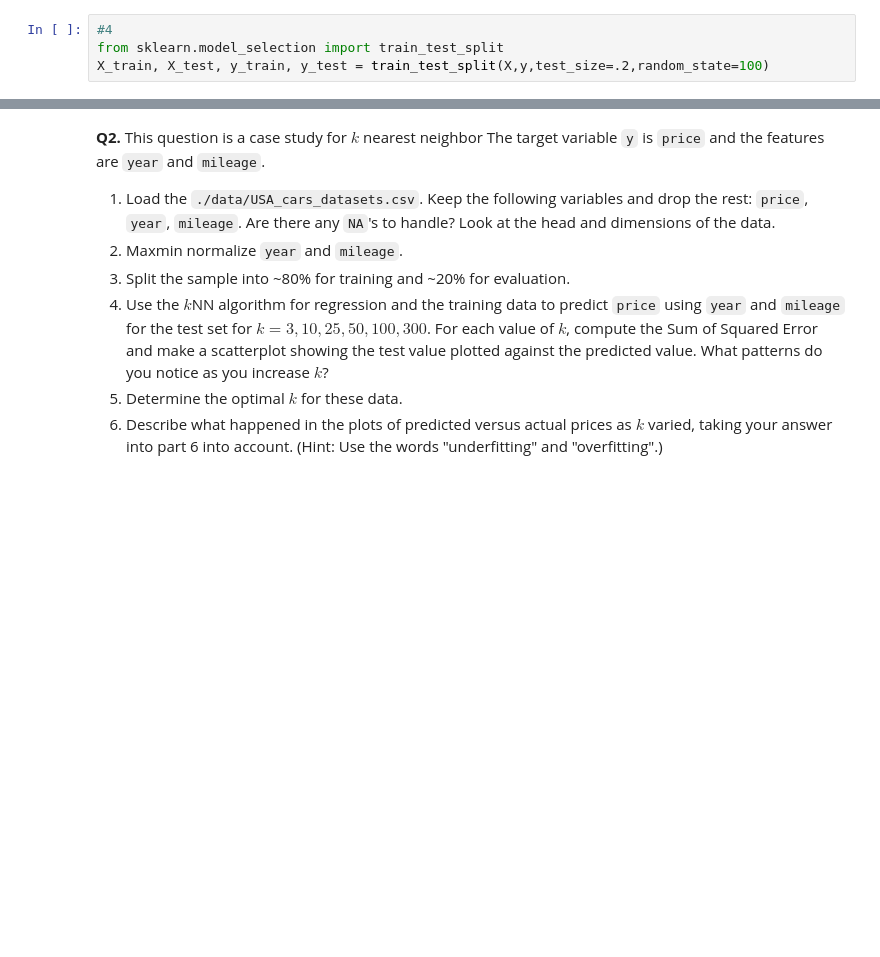
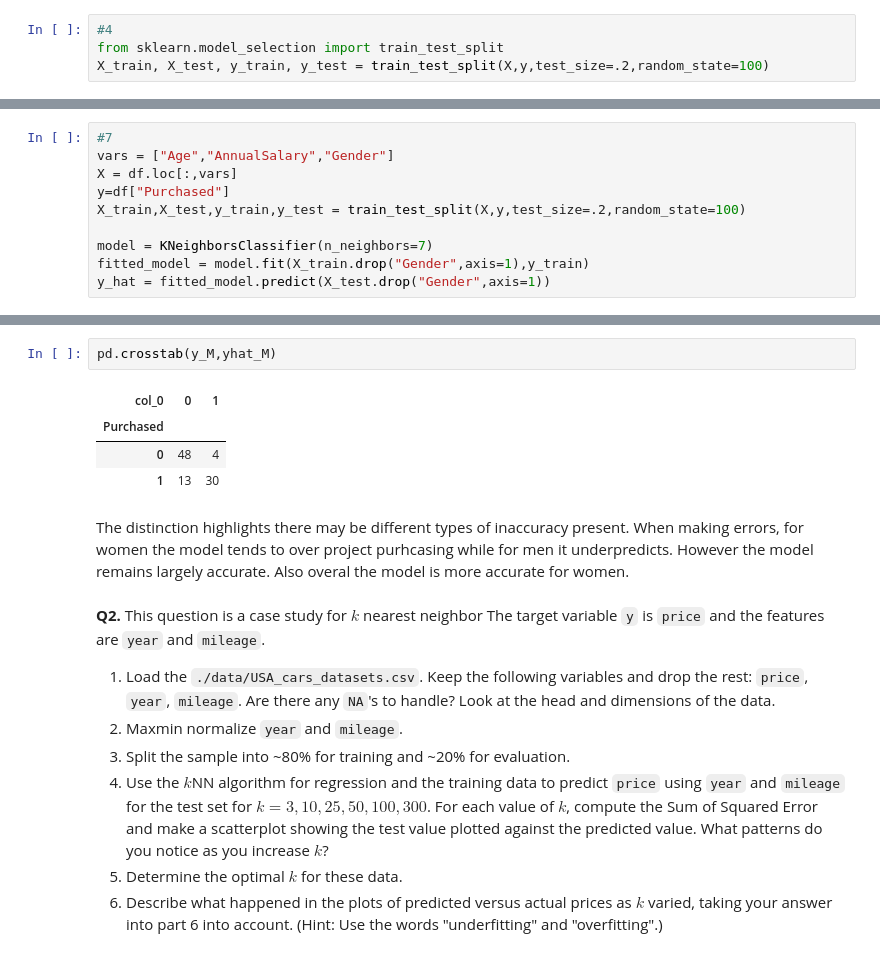
Before and after one commit to mbz8dg/assignment3, a Jupyter notebook: assignment_knn_and_kmc.ipynb, the cells around one changed output, grey strips where cells are left out. Drawn from its saved outputs; the diff is of its cells as text; blank space fills up the shorter version.

```diff
--- a/assignment_knn_and_kmc.ipynb
+++ b/assignment_knn_and_kmc.ipynb
@@ -82,0 +128,10 @@ X_train, X_test, y_train, y_test = train_test_split(X,y,test_size=.2,random_stat
+# %%
+#7
+vars = ["Age","AnnualSalary","Gender"]
+X = df.loc[:,vars]
+y=df["Purchased"]
+X_train,X_test,y_train,y_test = train_test_split(X,y,test_size=.2,random_state=100)
+
+model = KNeighborsClassifier(n_neighbors=7)
+fitted_model = model.fit(X_train.drop("Gender",axis=1),y_train)
+y_hat = fitted_model.predict(X_test.drop("Gender",axis=1))
@@ -83,3 +149,12 @@ X_train, X_test, y_train, y_test = train_test_split(X,y,test_size=.2,random_stat
+# %%
+pd.crosstab(y_M,yhat_M)
+# %% [output]
+| col_0 | 0 | 1 |
+| Purchased |  |  |
+| 0 | 48 | 4 |
+| 1 | 13 | 30 |
+# %% [markdown]
+The distinction highlights there may be different types of inaccuracy present. When making errors, for women the model tends to over project purhcasing while for men it underpredicts. However the model remains largely accurate. Also overal the model is more accurate for women.
 # %% [markdown]
 **Q2.** This question is a case study for $k$ nearest neighbor The target variable `y` is `price` and the features are `year` and `mileage`.
 
```
Also changed, not shown: parts of 8 cells of this notebook.
